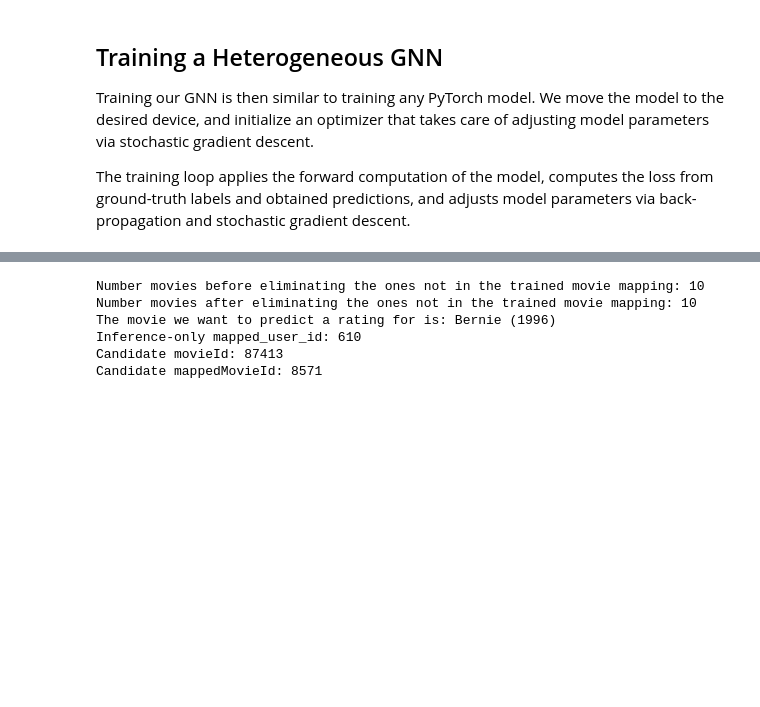
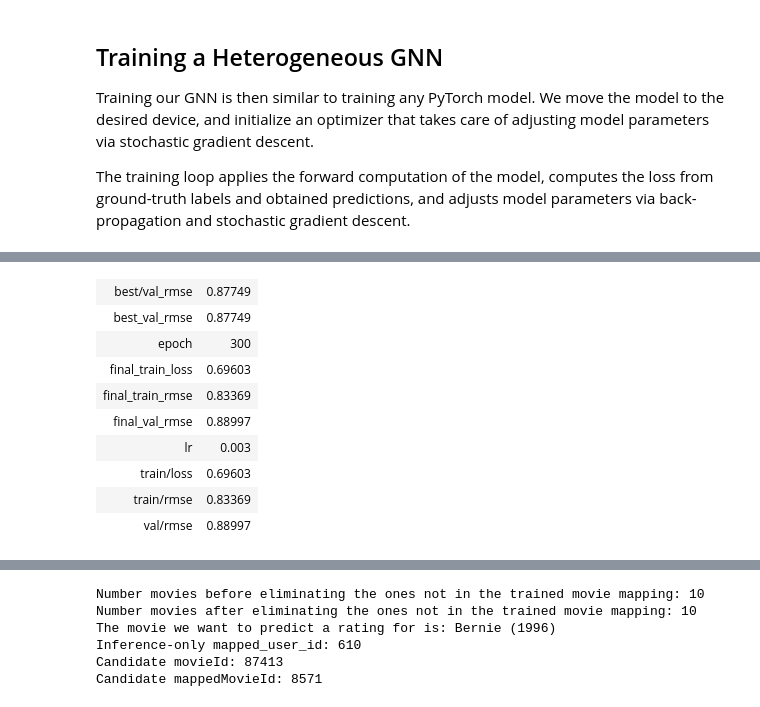
Before and after one commit to HemaNaidu91/tsm_mach_le_data, a Jupyter notebook: training/poc/graph-nn-link-regression.ipynb, the cells around one changed output, grey strips where cells are left out. Saved outputs shown, nothing was run; the diff lists cells and outputs as text; code cells hidden in the pictures; blank space fills up the shorter version.

```diff
--- a/training/poc/graph-nn-link-regression.ipynb
+++ b/training/poc/graph-nn-link-regression.ipynb
@@ -361,6 +360,8 @@ train_data, val_data, test_data = T.RandomLinkSplit(
     neg_sampling_ratio=0.0,
     edge_types=[("user", "rates", "movie")],
     rev_edge_types=[("movie", "rev_rates", "user")],
+    disjoint_train_ratio=0.3,  # this means that 30% of the edges in the training set will be removed from the graph structure and only used for training the link predictor.
+    # This allows us to evaluate the model's ability to generalize to unseen edges during validation and testing.
 )(data)
 train_data, val_data
 # %% [output]
@@ -449,8 +450,9 @@ class Model(torch.nn.Module):
 
 
 device = torch.device("cuda" if torch.cuda.is_available() else "cpu")
+hidden_channels = 32
 
-model = Model(hidden_channels=32).to(device)
+model = Model(hidden_channels=hidden_channels).to(device)
 
 print(model)
 # %% [output]
@@ -480,7 +531,26 @@ The training loop applies the forward computation of the model, computes the los
 # %%
 import torch.nn.functional as F
 
-optimizer = torch.optim.Adam(model.parameters(), lr=0.01)
+train_data = train_data.to(device)
+val_data = val_data.to(device)
+
+with torch.no_grad():
+    model.eval()
+    model(
+        train_data.x_dict,
+        train_data.edge_index_dict,
+        train_data.edge_attr_dict,
+        train_data["user", "rates", "movie"].edge_label_index,
+    )
+
+optimizer = torch.optim.Adam(
+    model.parameters(),
+    lr=config["lr"],
+    weight_decay=config["weight_decay"],
+)
+
+if config["use_wandb"]:
+    wandb.watch(model, log="all", log_freq=10)
 
 
 def train():
@@ -496,7 +566,7 @@ def train():
     loss = F.mse_loss(pred, target)
     loss.backward()
     optimizer.step()
-    return float(loss)
+    return float(loss.detach())
 
 
 @torch.no_grad()
@@ -517,14 +587,14 @@ def test(data):
 
 training_history = []
 
-for epoch in range(1, 301):
-    train_data = train_data.to(device)
+for epoch in range(1, config["epochs"] + 1):
     loss = train()
     train_rmse = test(train_data)
     val_rmse = test(val_data)
     training_history.append(
         {
             "epoch": epoch,
+            "loss": loss,
             "train_rmse": train_rmse,
             "val_rmse": val_rmse,
         }
@@ -534,5 +604,53 @@ for epoch in range(1, 301):
         f"Val: {val_rmse:.4f}"
     )
 
+    if val_rmse < best_val_rmse:
+        best_val_rmse = val_rmse
+        torch.save(
+            {
+                "epoch": epoch,
+                "model_state_dict": model.state_dict(),
+                "optimizer_state_dict": optimizer.state_dict(),
+                "val_rmse": val_rmse,
+                "config": config,
+            },
+            best_ckpt_path,
+        )
+
+    if config["use_wandb"]:
+        wandb.log(
+            {
+                "epoch": epoch,
+                "train/loss": loss,
+                "train/rmse": train_rmse,
+                "val/rmse": val_rmse,
+                "best/val_rmse": best_val_rmse,
+                "lr": optimizer.param_groups[0]["lr"],
+            },
+            step=epoch,
+        )
+
 training_history_df = pd.DataFrame(training_history)
+
+print(f"Best validation RMSE: {best_val_rmse:.4f}")
+
+if config["use_wandb"]:
+    wandb.summary["final_train_loss"] = training_history[-1]["loss"]
+    wandb.summary["final_train_rmse"] = training_history[-1]["train_rmse"]
+    wandb.summary["final_val_rmse"] = training_history[-1]["val_rmse"]
+    wandb.summary["best_val_rmse"] = best_val_rmse
+
+    model_artifact = wandb.Artifact(
+        name=config["artifact_name"],
+        type="model",
+        metadata={
+            "best_val_rmse": best_val_rmse,
+            "config": config,
+            "run_name": run_name,
+        },
+    )
+    model_artifact.add_file(str(best_ckpt_path))
+    run.log_artifact(model_artifact)
+    run.finish()
+    wandb.finish()
 # %% [output]
@@ -560,0 +683,10 @@ Epoch: 300, Loss: 0.5948, Train: 0.7709, Val: 0.9731
+| best/val_rmse | 0.87749 |
+| best_val_rmse | 0.87749 |
+| epoch | 300 |
+| final_train_loss | 0.69603 |
+| final_train_rmse | 0.83369 |
+| final_val_rmse | 0.88997 |
+| lr | 0.003 |
+| train/loss | 0.69603 |
+| train/rmse | 0.83369 |
+| val/rmse | 0.88997 |
```
Also changed, not shown: parts of 18 cells of this notebook, 1 other file.
